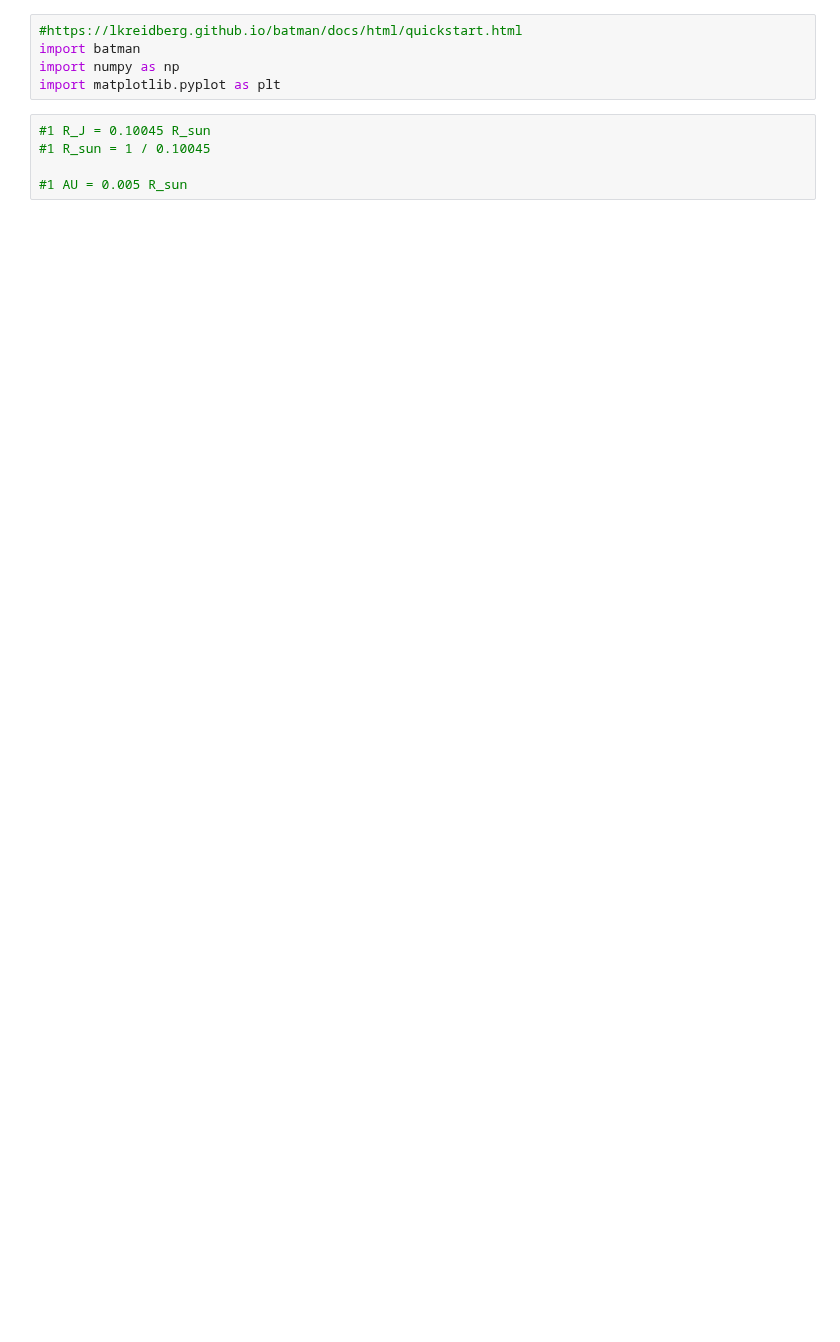
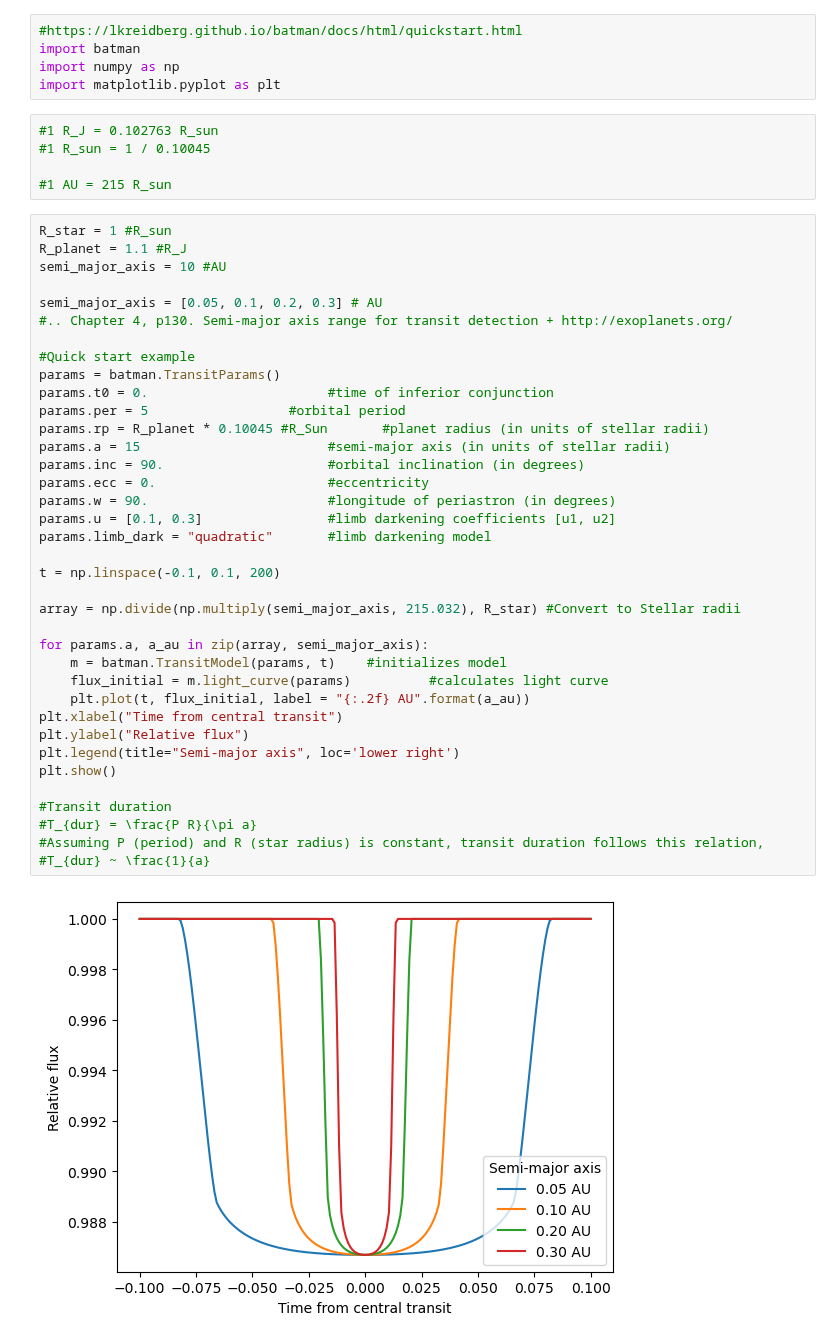
Before and after one commit to hrwakeford/MSci2022_TESS, a Jupyter notebook: BATMAN_code/example_2.ipynb, the cells around one changed output. Saved outputs shown, nothing was run; the diff lists cells and outputs as text; blank space fills up the shorter version.

```diff
--- a/BATMAN_code/example_2.ipynb
+++ b/BATMAN_code/example_2.ipynb
@@ -4,7 +4,46 @@ import batman
 import numpy as np
 import matplotlib.pyplot as plt
 # %%
-#1 R_J = 0.10045 R_sun
+#1 R_J = 0.102763 R_sun
 #1 R_sun = 1 / 0.10045
 
-#1 AU = 0.005 R_sun
+#1 AU = 215 R_sun
+# %%
+R_star = 1 #R_sun
+R_planet = 1.1 #R_J
+semi_major_axis = 10 #AU
+
+semi_major_axis = [0.05, 0.1, 0.2, 0.3] # AU
+#.. Chapter 4, p130. Semi-major axis range for transit detection + http://exoplanets.org/
+
+#Quick start example
+params = batman.TransitParams()
+params.t0 = 0.                       #time of inferior conjunction
+params.per = 5                  #orbital period
+params.rp = R_planet * 0.10045 #R_Sun       #planet radius (in units of stellar radii)
+params.a = 15                        #semi-major axis (in units of stellar radii)
+params.inc = 90.                     #orbital inclination (in degrees)
+params.ecc = 0.                      #eccentricity
+params.w = 90.                       #longitude of periastron (in degrees)
+params.u = [0.1, 0.3]                #limb darkening coefficients [u1, u2]
+params.limb_dark = "quadratic"       #limb darkening model
+
+t = np.linspace(-0.1, 0.1, 200)
+
+array = np.divide(np.multiply(semi_major_axis, 215.032), R_star) #Convert to Stellar radii
+
+for params.a, a_au in zip(array, semi_major_axis):
+    m = batman.TransitModel(params, t)    #initializes model
+    flux_initial = m.light_curve(params)          #calculates light curve
+    plt.plot(t, flux_initial, label = "{:.2f} AU".format(a_au))
+plt.xlabel("Time from central transit")
+plt.ylabel("Relative flux")
+plt.legend(title="Semi-major axis", loc='lower right')
+plt.show()
+
+#Transit duration
+#T_{dur} = \frac{P R}{\pi a}
+#Assuming P (period) and R (star radius) is constant, transit duration follows this relation,
+#T_{dur} ~ \frac{1}{a}
+# %% [output]
+[figure, added]
```
Also changed, not shown: parts of 2 cells of this notebook.
